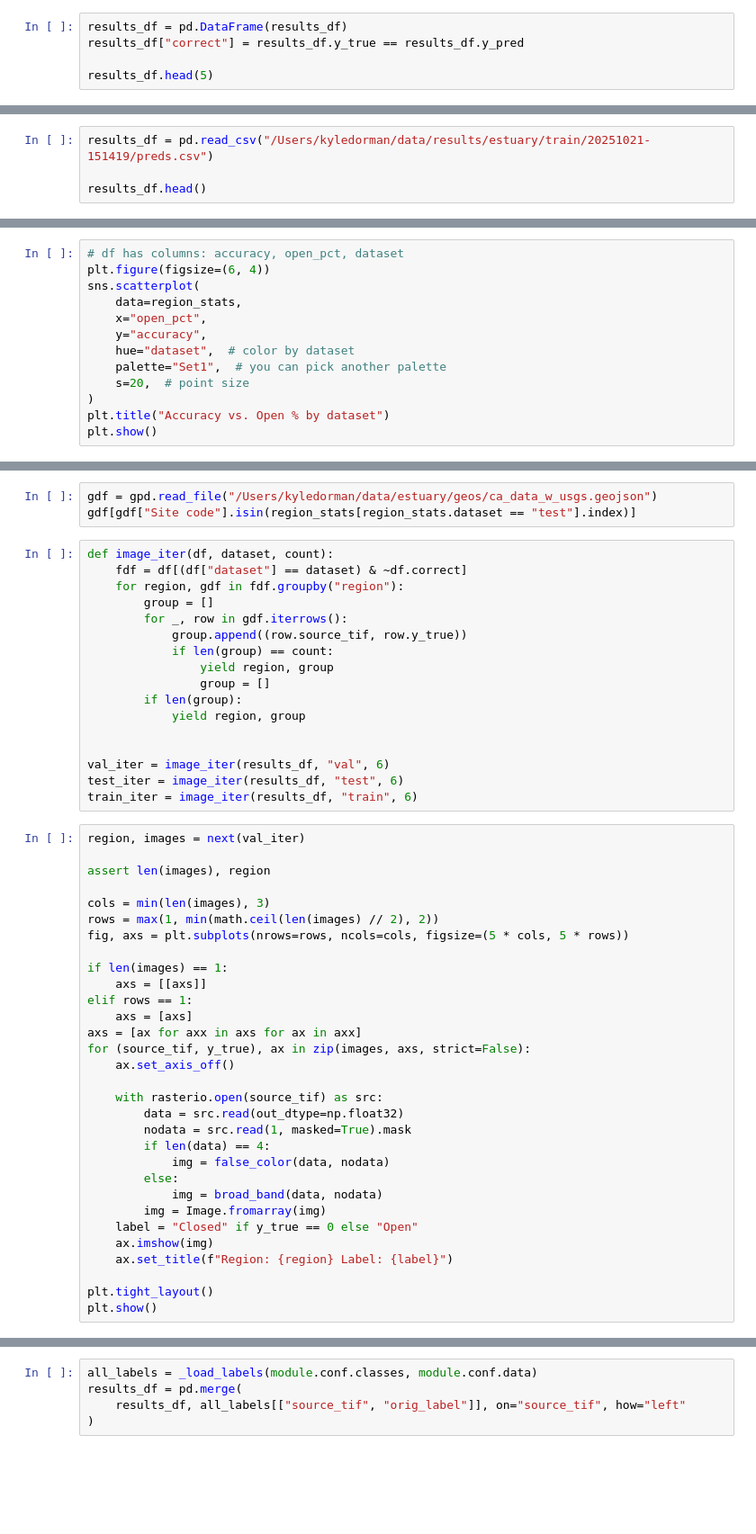
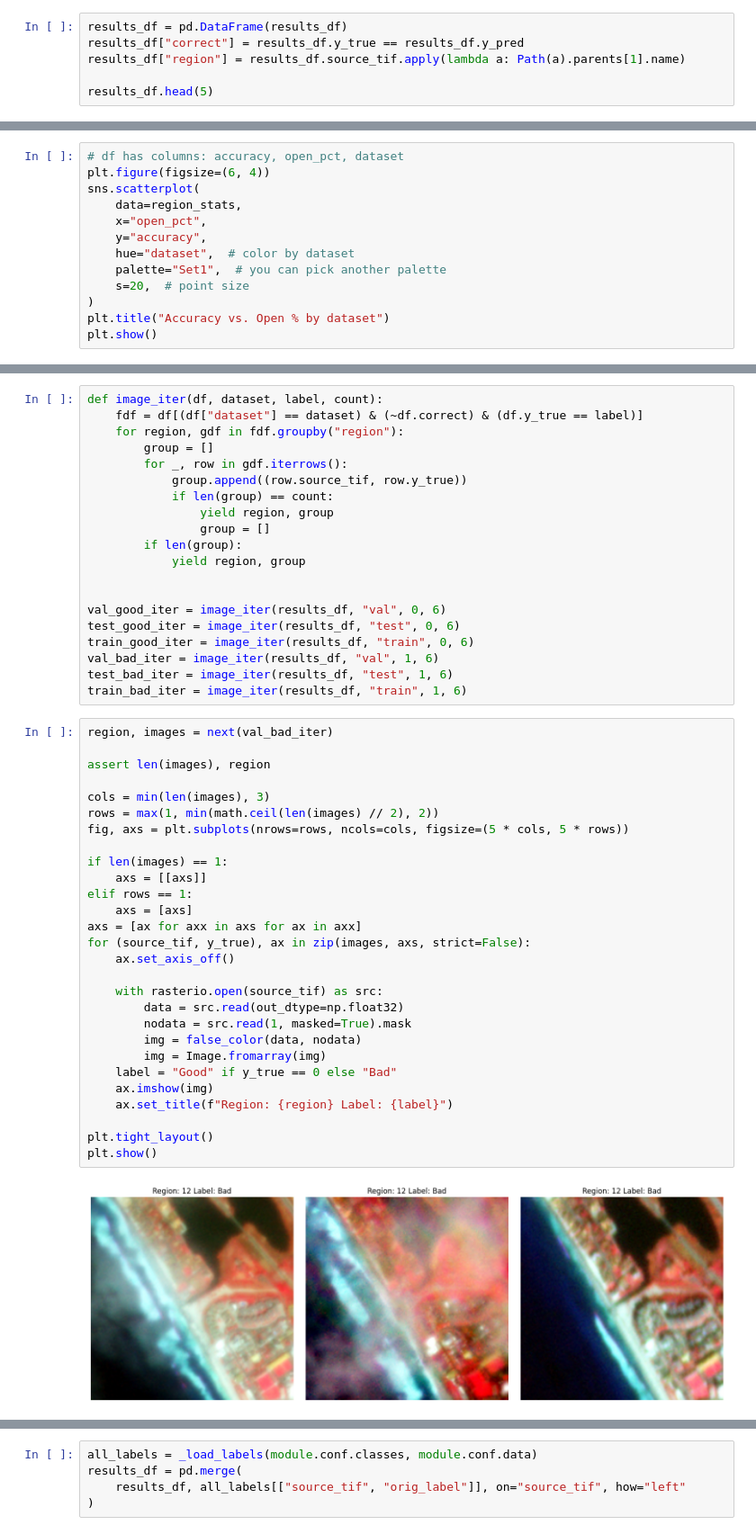
Before and after one commit to kyle-dorman/estuary, a Jupyter notebook: notebooks/predict.ipynb, the cells around one changed output, grey strips where cells are left out. Shown at 90% size. Drawn from its saved outputs; the diff is of its cells as text; blank space fills up the shorter version.

```diff
--- a/notebooks/predict.ipynb
+++ b/notebooks/predict.ipynb
@@ -172,5 +272,6 @@ accuracy_score(y_true, np.int32(np.array(y_prob) > 0.5))
 # %%
 results_df = pd.DataFrame(results_df)
 results_df["correct"] = results_df.y_true == results_df.y_pred
+results_df["region"] = results_df.source_tif.apply(lambda a: Path(a).parents[1].name)
 
 results_df.head(5)
@@ -177,4 +284,0 @@ results_df.head(5)
-# %%
-results_df = pd.read_csv("/Users/kyledorman/data/results/estuary/train/20251021-151419/preds.csv")
-
-results_df.head()
@@ -219,9 +315,6 @@ display(worse_counts.round(2))
-# %%
-gdf = gpd.read_file("/Users/kyledorman/data/estuary/geos/ca_data_w_usgs.geojson")
-gdf[gdf["Site code"].isin(region_stats[region_stats.dataset == "test"].index)]
 # %%
-def image_iter(df, dataset, count):
-    fdf = df[(df["dataset"] == dataset) & ~df.correct]
+def image_iter(df, dataset, label, count):
+    fdf = df[(df["dataset"] == dataset) & (~df.correct) & (df.y_true == label)]
     for region, gdf in fdf.groupby("region"):
         group = []
         for _, row in gdf.iterrows():
@@ -233,38 +326,40 @@ def image_iter(df, dataset, count):
             yield region, group
 
 
-val_iter = image_iter(results_df, "val", 6)
-test_iter = image_iter(results_df, "test", 6)
-train_iter = image_iter(results_df, "train", 6)
+val_good_iter = image_iter(results_df, "val", 0, 6)
+test_good_iter = image_iter(results_df, "test", 0, 6)
+train_good_iter = image_iter(results_df, "train", 0, 6)
+val_bad_iter = image_iter(results_df, "val", 1, 6)
+test_bad_iter = image_iter(results_df, "test", 1, 6)
+train_bad_iter = image_iter(results_df, "train", 1, 6)
 # %%
-region, images = next(val_iter)
+region, images = next(val_bad_iter)
 
 assert len(images), region
 
 cols = min(len(images), 3)
 rows = max(1, min(math.ceil(len(images) // 2), 2))
 fig, axs = plt.subplots(nrows=rows, ncols=cols, figsize=(5 * cols, 5 * rows))
 
 if len(images) == 1:
     axs = [[axs]]
 elif rows == 1:
     axs = [axs]
 axs = [ax for axx in axs for ax in axx]
 for (source_tif, y_true), ax in zip(images, axs, strict=False):
     ax.set_axis_off()
 
     with rasterio.open(source_tif) as src:
         data = src.read(out_dtype=np.float32)
         nodata = src.read(1, masked=True).mask
-        if len(data) == 4:
-            img = false_color(data, nodata)
-        else:
-            img = broad_band(data, nodata)
+        img = false_color(data, nodata)
         img = Image.fromarray(img)
-    label = "Closed" if y_true == 0 else "Open"
+    label = "Good" if y_true == 0 else "Bad"
     ax.imshow(img)
     ax.set_title(f"Region: {region} Label: {label}")
 
 plt.tight_layout()
 plt.show()
+# %% [output]
+[figure, added]
 # %%
```
Also changed, not shown: parts of 22 cells of this notebook, 25 other files.
